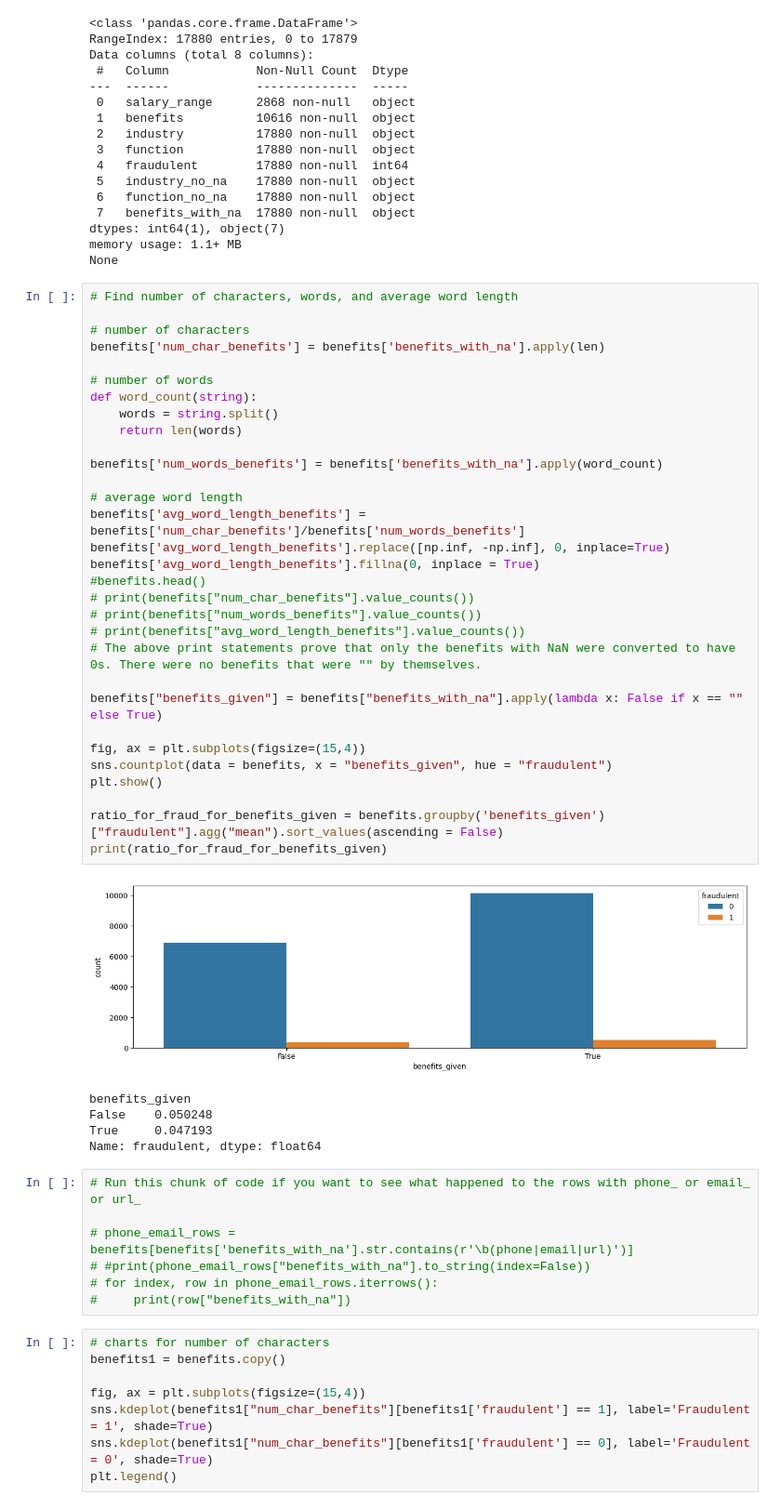
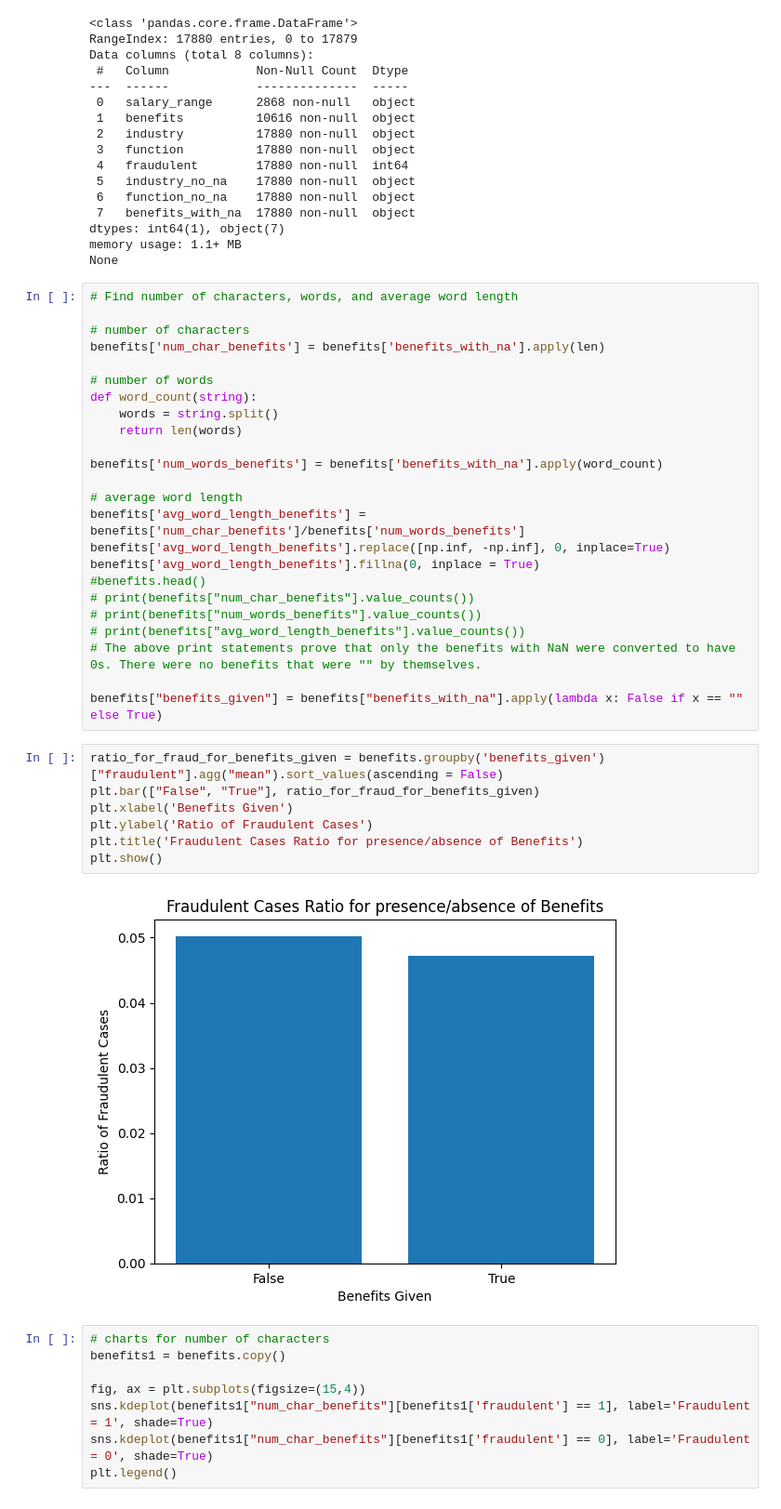
Before and after one commit to bonsibyl/BT4012-Fraud-Job-Posting, a Jupyter notebook: EDA/tj_eda.ipynb, the cells around one changed output. Shown at 93% size. Drawn from its saved outputs; the diff is of its cells as text.

```diff
--- a/EDA/tj_eda.ipynb
+++ b/EDA/tj_eda.ipynb
@@ -448,26 +449,15 @@ benefits['avg_word_length_benefits'].fillna(0, inplace = True)
 # The above print statements prove that only the benefits with NaN were converted to have 0s. There were no benefits that were "" by themselves.
 
 benefits["benefits_given"] = benefits["benefits_with_na"].apply(lambda x: False if x == "" else True)
-
-fig, ax = plt.subplots(figsize=(15,4))
-sns.countplot(data = benefits, x = "benefits_given", hue = "fraudulent")
-plt.show()
-
-ratio_for_fraud_for_benefits_given = benefits.groupby('benefits_given')["fraudulent"].agg("mean").sort_values(ascending = False)
-print(ratio_for_fraud_for_benefits_given)
-# %% [output]
-[figure, removed]
-benefits_given
-False    0.050248
-True     0.047193
-Name: fraudulent, dtype: float64
-# %%
-# Run this chunk of code if you want to see what happened to the rows with phone_ or email_ or url_
-
-# phone_email_rows = benefits[benefits['benefits_with_na'].str.contains(r'\b(phone|email|url)')]
-# #print(phone_email_rows["benefits_with_na"].to_string(index=False))
-# for index, row in phone_email_rows.iterrows():
-#     print(row["benefits_with_na"])
+# %%
+ratio_for_fraud_for_benefits_given = benefits.groupby('benefits_given')["fraudulent"].agg("mean").sort_values(ascending = False)
+plt.bar(["False", "True"], ratio_for_fraud_for_benefits_given)
+plt.xlabel('Benefits Given')
+plt.ylabel('Ratio of Fraudulent Cases')
+plt.title('Fraudulent Cases Ratio for presence/absence of Benefits')
+plt.show()
+# %% [output]
+[figure, added]
 # %%
 # charts for number of characters
 benefits1 = benefits.copy()
```
Also changed, not shown: parts of 2 cells of this notebook.
